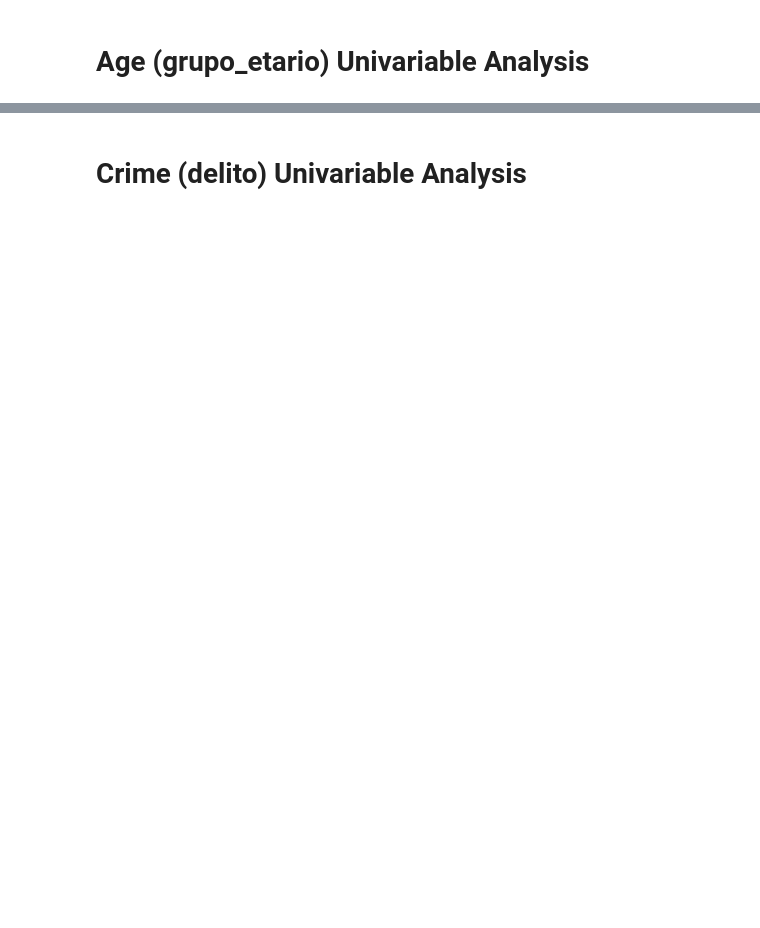
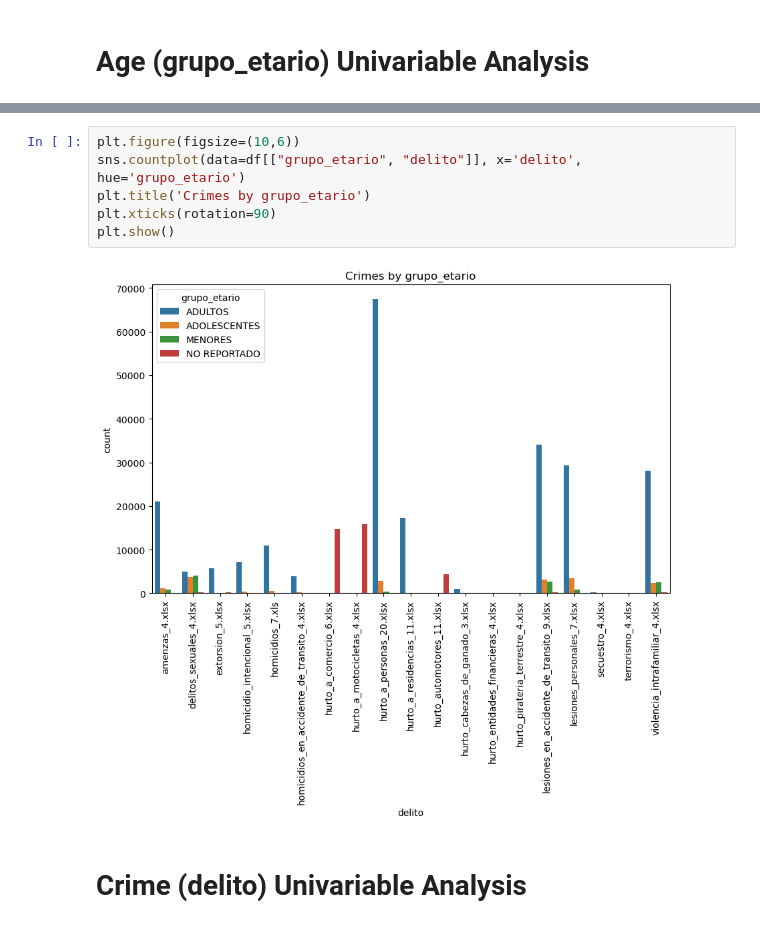
Before and after one commit to Alejolamilla/Colombian-Crimes, a Jupyter notebook: Notebooks/02_EDA.ipynb, the cells around one changed output, grey strips where cells are left out. Saved outputs shown, nothing was run; the diff lists cells and outputs as text; blank space fills up the shorter version.

```diff
--- a/Notebooks/02_EDA.ipynb
+++ b/Notebooks/02_EDA.ipynb
@@ -170,2 +151,10 @@ Length: 2111, dtype: int64
+# %%
+plt.figure(figsize=(10,6))
+sns.countplot(data=df[["grupo_etario", "delito"]], x='delito', hue='grupo_etario')
+plt.title('Crimes by grupo_etario')
+plt.xticks(rotation=90)
+plt.show()
+# %% [output]
+[figure, added]
 # %% [markdown]
 # Crime (delito) Univariable Analysis
```
Also changed, not shown: parts of 14 cells of this notebook, 2 other files.
